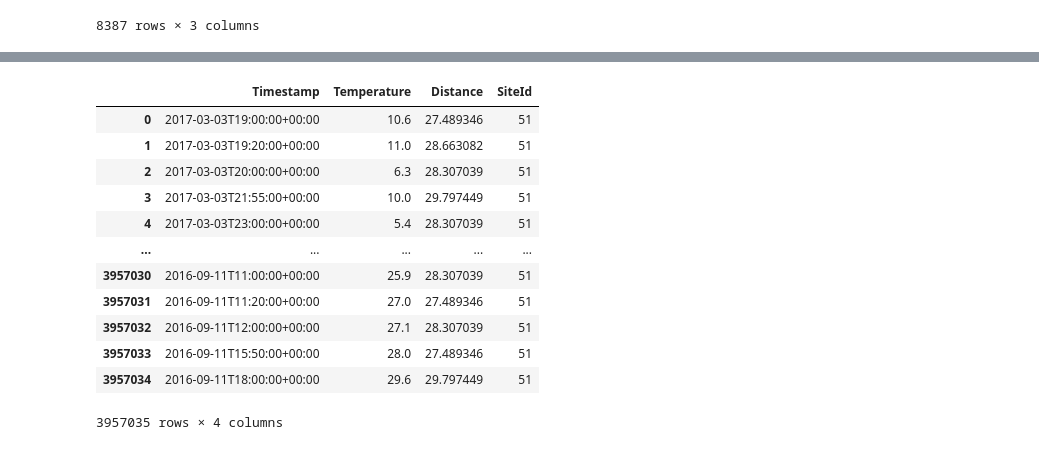
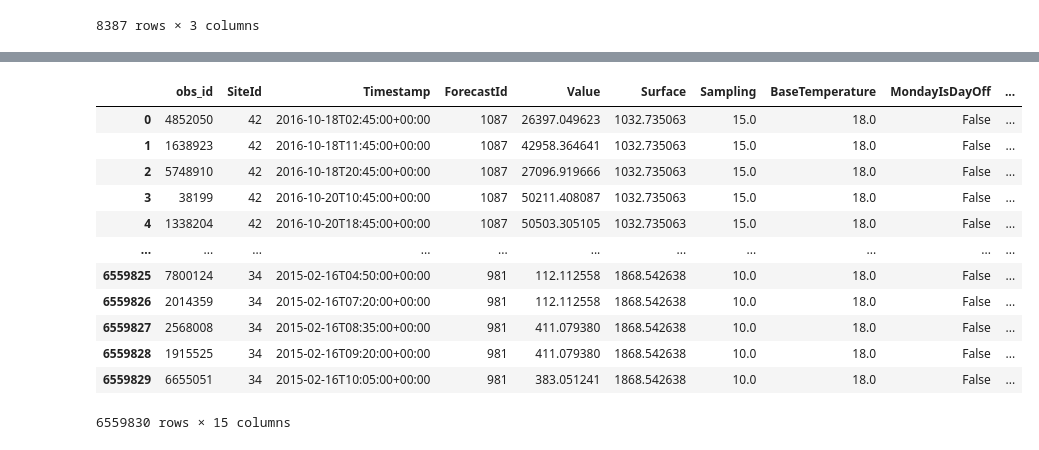
Before and after one commit to sitrongtrang/Building-Energy-Consumption-Prediction, a Jupyter notebook: preprocess/preprocess_data.ipynb, the cells around one changed output, grey strips where cells are left out. Drawn from its saved outputs; the diff is of its cells as text; code cells hidden in the pictures.

Commit message:
preprocess train data + split train data

```diff
--- a/preprocess/preprocess_data.ipynb
+++ b/preprocess/preprocess_data.ipynb
@@ -3,0 +13,3 @@ from datetime import datetime
+# %%
+training_data = pd.read_csv(f'../dataset/power-laws-forecasting-energy-consumption-training-data.csv', delimiter=';')
+training_data
@@ -3,0 +64,3 @@ from datetime import datetime
+# %%
+metadata = pd.read_csv(f'../dataset/power-laws-forecasting-energy-consumption-metadata.csv', delimiter=';')
+metadata
@@ -89,17 +98,17 @@ data
-# %%
-data = pd.read_csv('../dataset/power-laws-forecasting-energy-consumption-weather.csv', delimiter=';', usecols=lambda column: column != 'Unnamed: 0')
-data
-# %% [output]
-|  | Timestamp | Temperature | Distance | SiteId |
-| 0 | 2017-03-03T19:00:00+00:00 | 10.6 | 27.489346 | 51 |
-| 1 | 2017-03-03T19:20:00+00:00 | 11.0 | 28.663082 | 51 |
-| 2 | 2017-03-03T20:00:00+00:00 | 6.3 | 28.307039 | 51 |
-| 3 | 2017-03-03T21:55:00+00:00 | 10.0 | 29.797449 | 51 |
-| 4 | 2017-03-03T23:00:00+00:00 | 5.4 | 28.307039 | 51 |
-| ... | ... | ... | ... | ... |
-| 3957030 | 2016-09-11T11:00:00+00:00 | 25.9 | 28.307039 | 51 |
-| 3957031 | 2016-09-11T11:20:00+00:00 | 27.0 | 27.489346 | 51 |
-| 3957032 | 2016-09-11T12:00:00+00:00 | 27.1 | 28.307039 | 51 |
-| 3957033 | 2016-09-11T15:50:00+00:00 | 28.0 | 27.489346 | 51 |
-| 3957034 | 2016-09-11T18:00:00+00:00 | 29.6 | 29.797449 | 51 |
-3957035 rows × 4 columns
+# %%
+data = pd.merge(training_data, metadata, on='SiteId')
+data
+# %% [output]
+|  | obs_id | SiteId | Timestamp | ForecastId | Value | Surface | Sampling | BaseTemperature | MondayIsDayOff | ... |
+| 0 | 4852050 | 42 | 2016-10-18T02:45:00+00:00 | 1087 | 26397.049623 | 1032.735063 | 15.0 | 18.0 | False | ... |
+| 1 | 1638923 | 42 | 2016-10-18T11:45:00+00:00 | 1087 | 42958.364641 | 1032.735063 | 15.0 | 18.0 | False | ... |
+| 2 | 5748910 | 42 | 2016-10-18T20:45:00+00:00 | 1087 | 27096.919666 | 1032.735063 | 15.0 | 18.0 | False | ... |
+| 3 | 38199 | 42 | 2016-10-20T10:45:00+00:00 | 1087 | 50211.408087 | 1032.735063 | 15.0 | 18.0 | False | ... |
+| 4 | 1338204 | 42 | 2016-10-20T18:45:00+00:00 | 1087 | 50503.305105 | 1032.735063 | 15.0 | 18.0 | False | ... |
+| ... | ... | ... | ... | ... | ... | ... | ... | ... | ... | ... |
+| 6559825 | 7800124 | 34 | 2015-02-16T04:50:00+00:00 | 981 | 112.112558 | 1868.542638 | 10.0 | 18.0 | False | ... |
+| 6559826 | 2014359 | 34 | 2015-02-16T07:20:00+00:00 | 981 | 112.112558 | 1868.542638 | 10.0 | 18.0 | False | ... |
+| 6559827 | 2568008 | 34 | 2015-02-16T08:35:00+00:00 | 981 | 411.079380 | 1868.542638 | 10.0 | 18.0 | False | ... |
+| 6559828 | 1915525 | 34 | 2015-02-16T09:20:00+00:00 | 981 | 411.079380 | 1868.542638 | 10.0 | 18.0 | False | ... |
+| 6559829 | 6655051 | 34 | 2015-02-16T10:05:00+00:00 | 981 | 383.051241 | 1868.542638 | 10.0 | 18.0 | False | ... |
+6559830 rows × 15 columns
```
Also changed, not shown: parts of 20 cells of this notebook, 44 other files.
